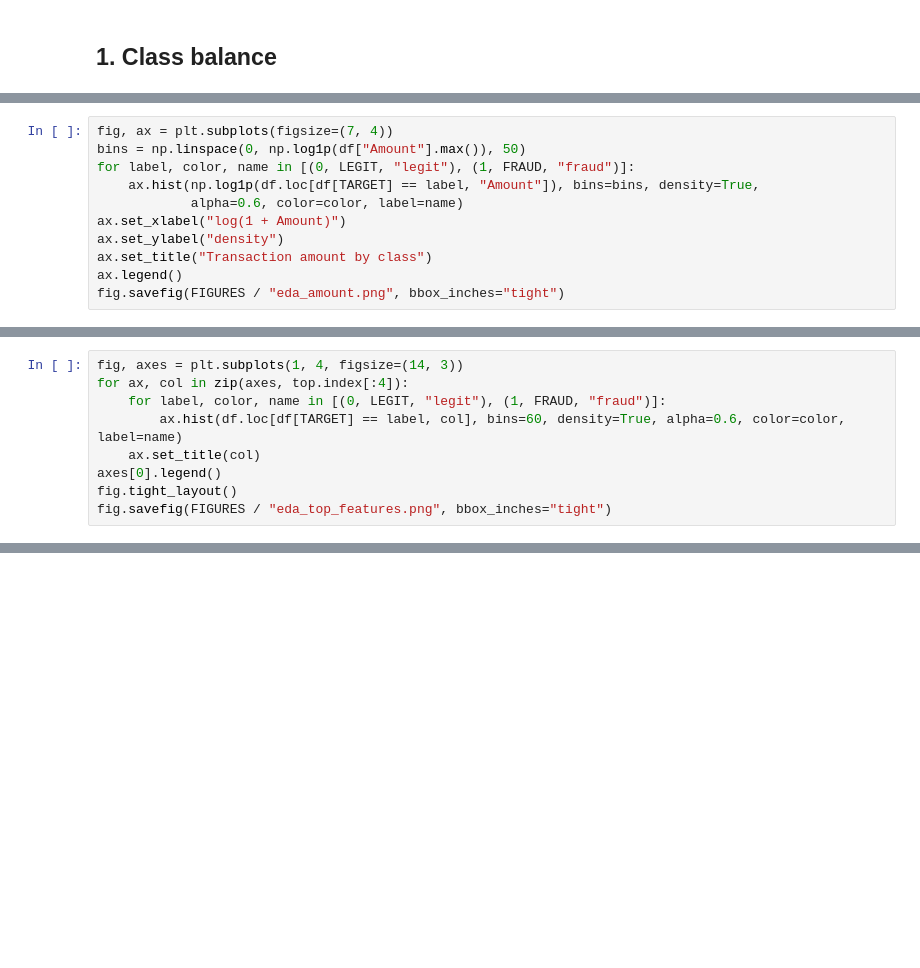
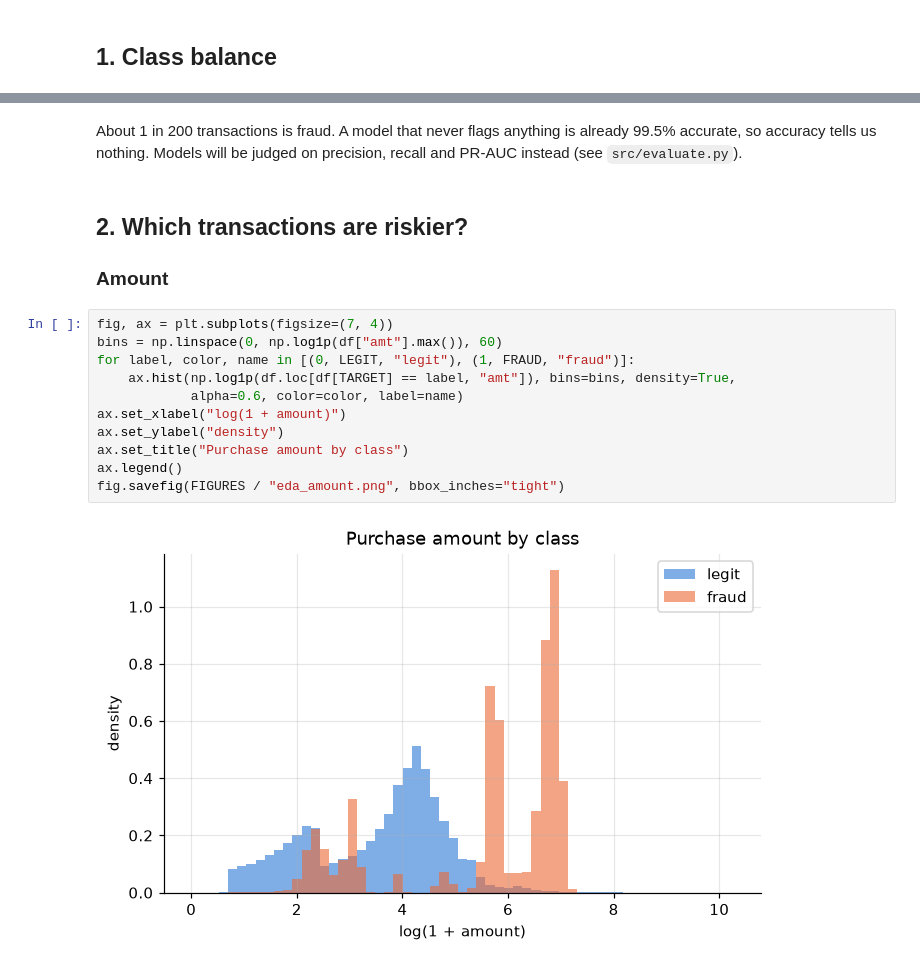
Before and after one commit to felipersas/fraud-detection, a Jupyter notebook: notebooks/01_eda.ipynb, the cells around one changed output, grey strips where cells are left out. Cells and saved outputs as stored; diff of their text form; blank space fills up the shorter version.

```diff
--- a/notebooks/01_eda.ipynb
+++ b/notebooks/01_eda.ipynb
@@ -66,11 +77,0 @@ Fewer than 2 in 1,000 transactions are fraud. A model that never flags anything
-# %%
-fig, ax = plt.subplots(figsize=(7, 4))
-bins = np.linspace(0, np.log1p(df["Amount"].max()), 50)
-for label, color, name in [(0, LEGIT, "legit"), (1, FRAUD, "fraud")]:
-    ax.hist(np.log1p(df.loc[df[TARGET] == label, "Amount"]), bins=bins, density=True,
-            alpha=0.6, color=color, label=name)
-ax.set_xlabel("log(1 + Amount)")
-ax.set_ylabel("density")
-ax.set_title("Transaction amount by class")
-ax.legend()
-fig.savefig(FIGURES / "eda_amount.png", bbox_inches="tight")
@@ -142,9 +77,0 @@ dtype: float64
-# %%
-fig, axes = plt.subplots(1, 4, figsize=(14, 3))
-for ax, col in zip(axes, top.index[:4]):
-    for label, color, name in [(0, LEGIT, "legit"), (1, FRAUD, "fraud")]:
-        ax.hist(df.loc[df[TARGET] == label, col], bins=60, density=True, alpha=0.6, color=color, label=name)
-    ax.set_title(col)
-axes[0].legend()
-fig.tight_layout()
-fig.savefig(FIGURES / "eda_top_features.png", bbox_inches="tight")
@@ -159,0 +91,19 @@ fig.savefig(FIGURES / "eda_top_features.png", bbox_inches="tight")
+# %% [markdown]
+About 1 in 200 transactions is fraud. A model that never flags anything is already 99.5% accurate, so accuracy tells us nothing. Models will be judged on precision, recall and PR-AUC instead (see `src/evaluate.py`).
+# %% [markdown]
+## 2. Which transactions are riskier?
+
+### Amount
+# %%
+fig, ax = plt.subplots(figsize=(7, 4))
+bins = np.linspace(0, np.log1p(df["amt"].max()), 60)
+for label, color, name in [(0, LEGIT, "legit"), (1, FRAUD, "fraud")]:
+    ax.hist(np.log1p(df.loc[df[TARGET] == label, "amt"]), bins=bins, density=True,
+            alpha=0.6, color=color, label=name)
+ax.set_xlabel("log(1 + amount)")
+ax.set_ylabel("density")
+ax.set_title("Purchase amount by class")
+ax.legend()
+fig.savefig(FIGURES / "eda_amount.png", bbox_inches="tight")
+# %% [output]
+[figure, added]
```
Also changed, not shown: parts of 37 cells of this notebook, 13 other files.
